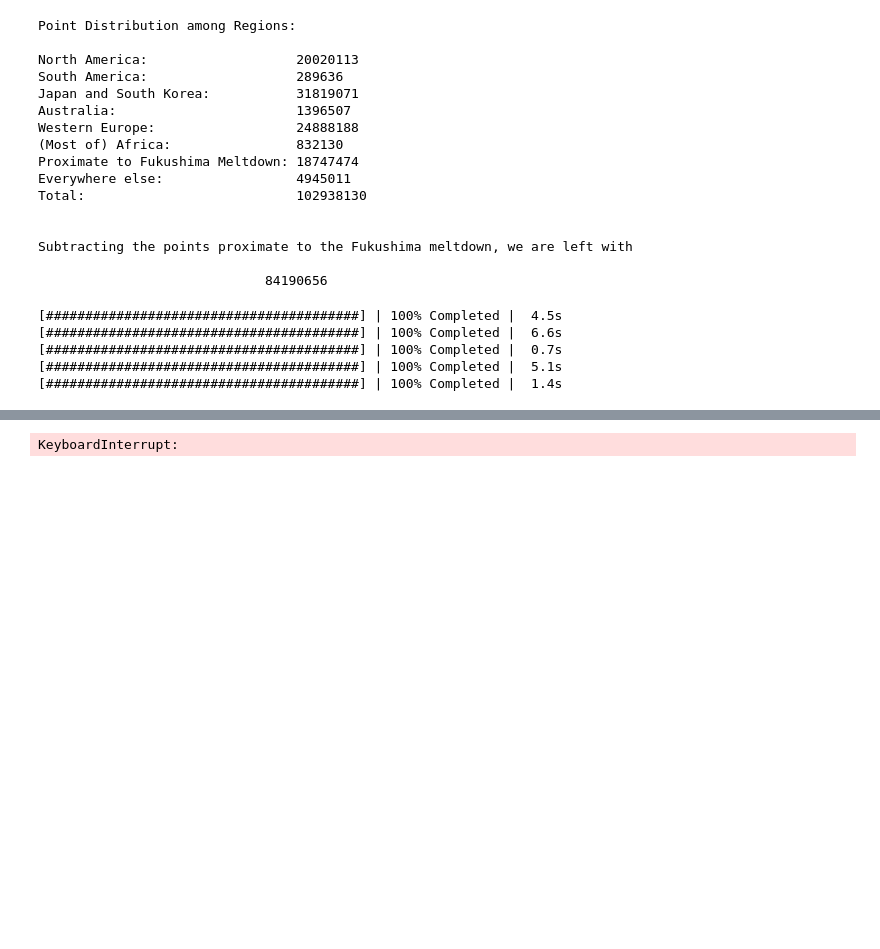
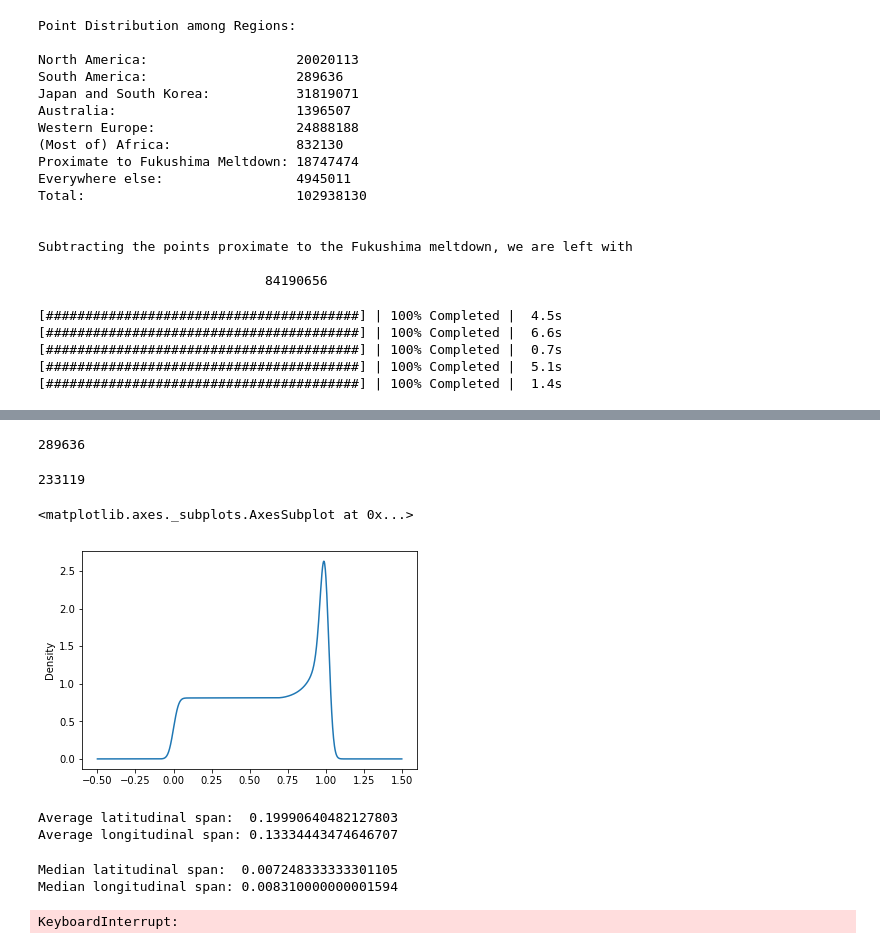
Before and after one commit to shlomenu/Phys18Conf_1, a Jupyter notebook: data-prep.ipynb, the cells around one changed output, grey strips where cells are left out. Drawn from its saved outputs; the diff is of its cells as text; code cells hidden in the pictures; blank space fills up the shorter version.

Commit message:
clustering done

```diff
--- a/data-prep.ipynb
+++ b/data-prep.ipynb
@@ -400,0 +405,5 @@ dump(south_america_clusterer, '/home/ec2-user/Phys18Conf_1/data_files/pickles/so
+# %%
+%%time
+south_america_hdbscan_trial = hdbscan.HDBSCAN(min_cluster_size=100, min_samples=20, metric='haversine', core_dist_n_jobs=-1)
+south_america_hdbscan_trial.fit(np.radians(south_america[['lat', 'lon']].values))
+dump(south_america_hdbscan_trial, '/home/ec2-user/Phys18Conf_1/data_files/pickles/south-america-hdbscan-test-2.pkl')
@@ -400,0 +489,52 @@ dump(south_america_clusterer, '/home/ec2-user/Phys18Conf_1/data_files/pickles/so
+# %%
+len(south_america_hdbscan_trial.labels_)
+# %% [output]
+289636
+# %%
+south_america_cluster_data = pd.DataFrame({'label':south_america_hdbscan_trial.labels_, 'prob':south_america_hdbscan_trial.probabilities_})
+south_america.reset_index(drop=True, inplace=True)
+south_america_plus = south_america.join(south_america_cluster_data, how='inner')
+# %%
+south_america_plus = south_america_plus[south_america_plus['label'] != -1]
+len(south_america_plus)
+# %% [output]
+233119
+# %%
+total = south_america_plus['prob'].sum()
+south_america_plus.sort_values(by='prob', ascending=False, inplace=True)
+south_america_plus.loc[:, 'prob'] = south_america_plus['prob'].cumsum()
+south_america_plus.loc[:, 'prob'] = south_america_plus['prob'] / total
+# %%
+%matplotlib inline
+south_america_plus['prob'].plot(kind='density')
+# %% [output]
+<matplotlib.axes._subplots.AxesSubplot at 0x...>
+[figure, added]
+# %%
+south_america_plus = south_america_plus[south_america_plus['prob'] < 0.9]
+lat_sum, lon_sum = 0, 0
+num_labels = south_america_plus['label'].max() + 1
+for i in range(num_labels):
+    df = south_america_plus[south_america_plus['label'] == i]
+    lat_sum += abs(df['lat'].max() - df['lat'].min())
+    lon_sum += abs(df['lon'].max() - df['lon'].min())
+lat_avg = lat_sum / num_labels
+lon_avg = lon_sum / num_labels
+print('Average latitudinal span:  ' + str(lat_avg))
+print('Average longitudinal span: ' + str(lon_avg))
+# %% [output]
+Average latitudinal span:  0.19990640482127803
+Average longitudinal span: 0.13334443474646707
+# %%
+lats, lons = [], []
+for i in range(num_labels):
+    df = south_america_plus[south_america_plus['label'] == i]
+    lats.append(abs(df['lat'].max() - df['lat'].min()))
+    lons.append(abs(df['lon'].max() - df['lon'].min()))
+lats = np.array(lats)
+lons = np.array(lons)
+print('Median latitudinal span:  ' + str(np.median(lats)))
+print('Median longitudinal span: ' + str(np.median(lons)))
+# %% [output]
+Median latitudinal span:  0.007248333333301105
+Median longitudinal span: 0.008310000000001594
```
Also changed, not shown: parts of 10 cells of this notebook.
